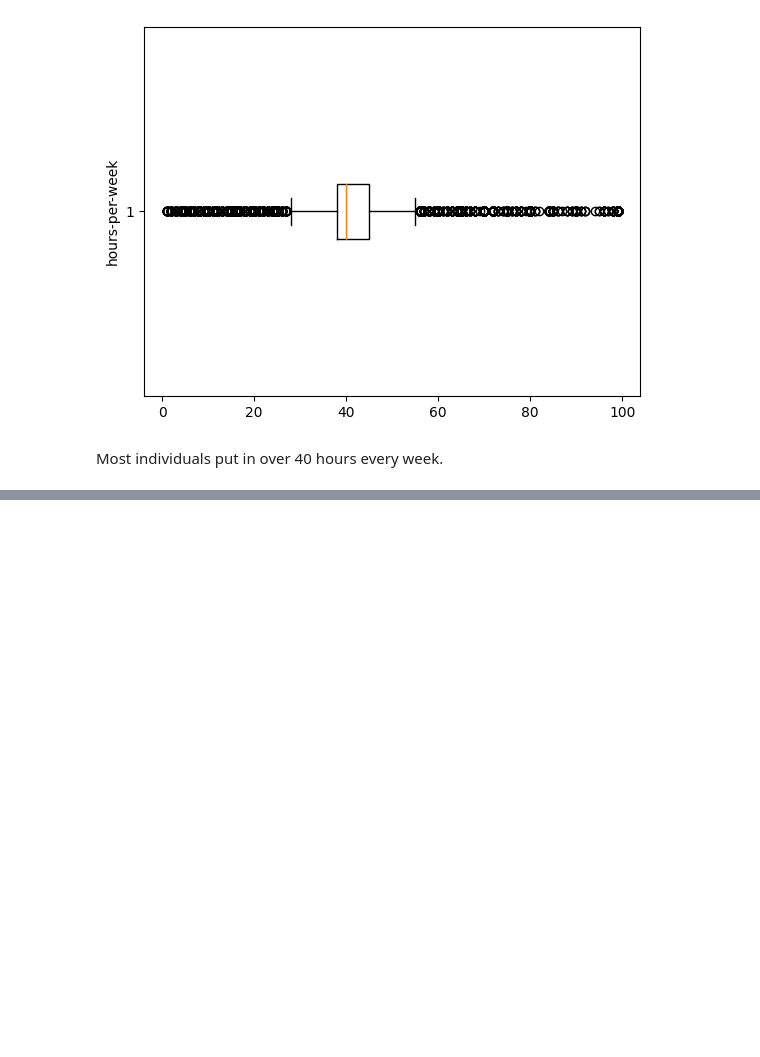
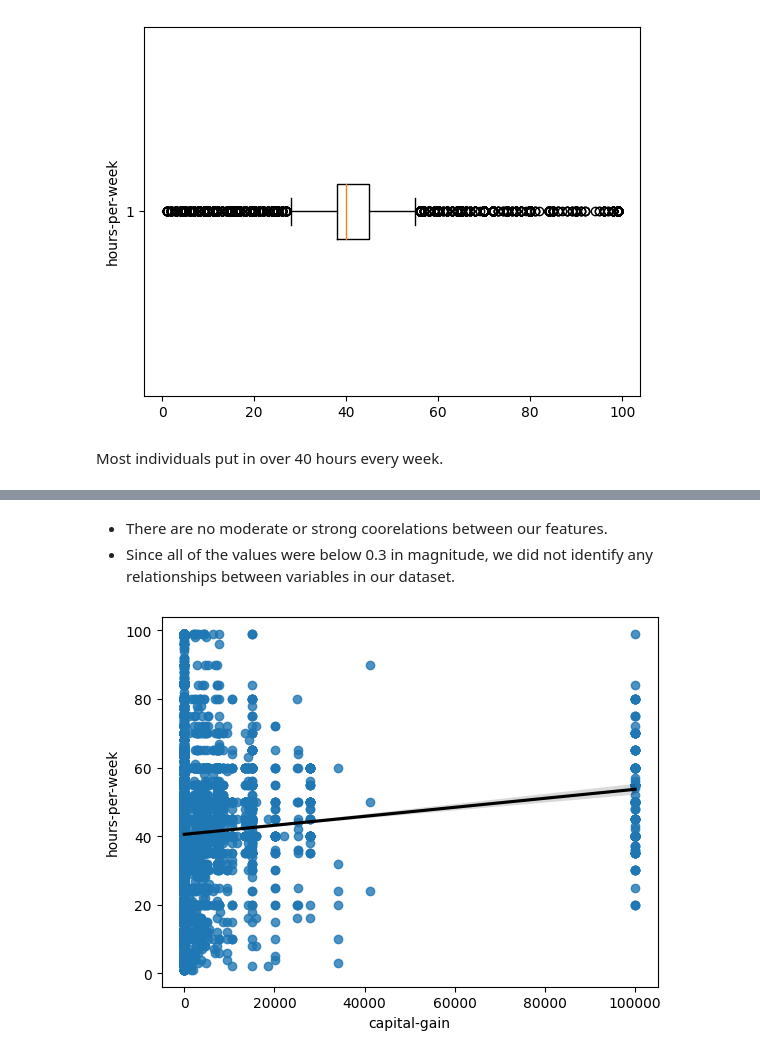
Before and after one commit to ob3dd/Adult-Income, a Jupyter notebook: Adult_Income.ipynb, the cells around one changed output, grey strips where cells are left out. Saved outputs shown, nothing was run; the diff lists cells and outputs as text; code cells hidden in the pictures; blank space fills up the shorter version.

```diff
--- a/Adult_Income.ipynb
+++ b/Adult_Income.ipynb
@@ -229,0 +260,10 @@ Most individuals put in over 40 hours every week.
+# %% [markdown]
+- There are no moderate or strong coorelations between our features.
+- Since all of the values were below 0.3 in magnitude, we did not identify any relationships between variables in our dataset.
+# %%
+# Creating a scatterplot with a regression line
+line_kws = dict(color='black')
+ax = sns.regplot(data=df, x="capital-gain", y="hours-per-week",
+                 line_kws=line_kws)
+# %% [output]
+[figure, added]
```
Also changed, not shown: parts of 16 cells of this notebook.
